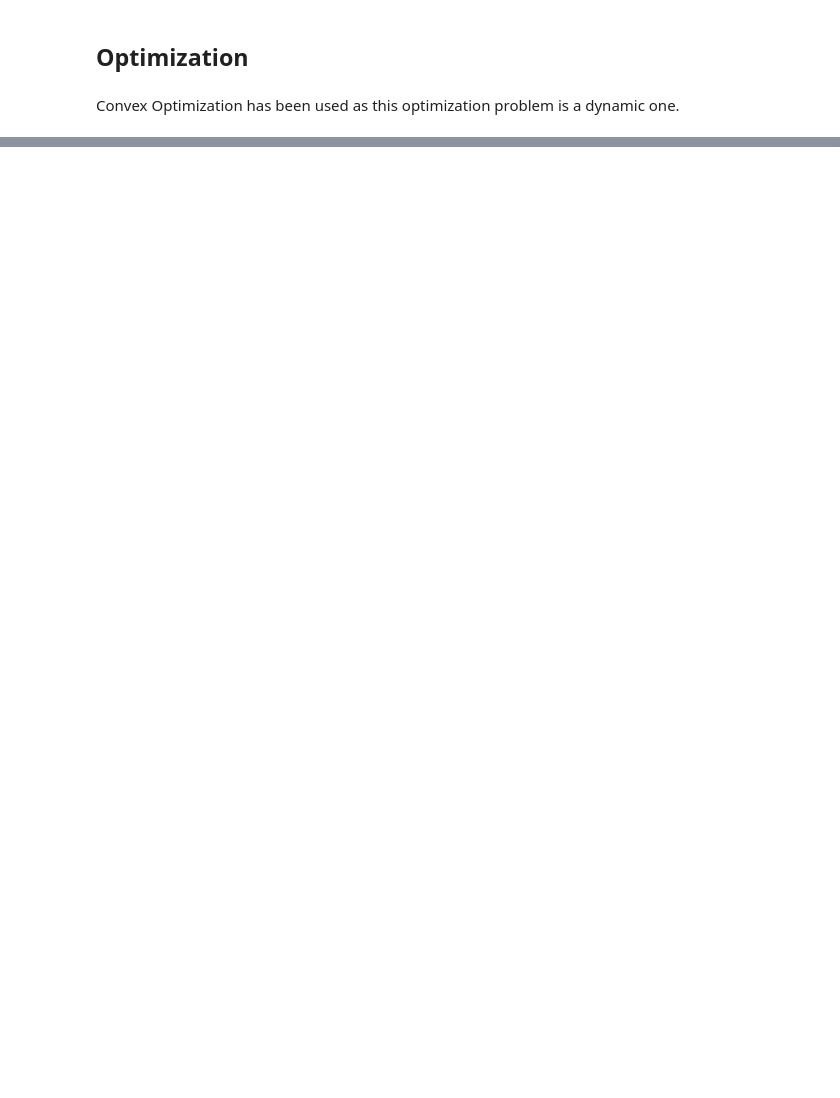
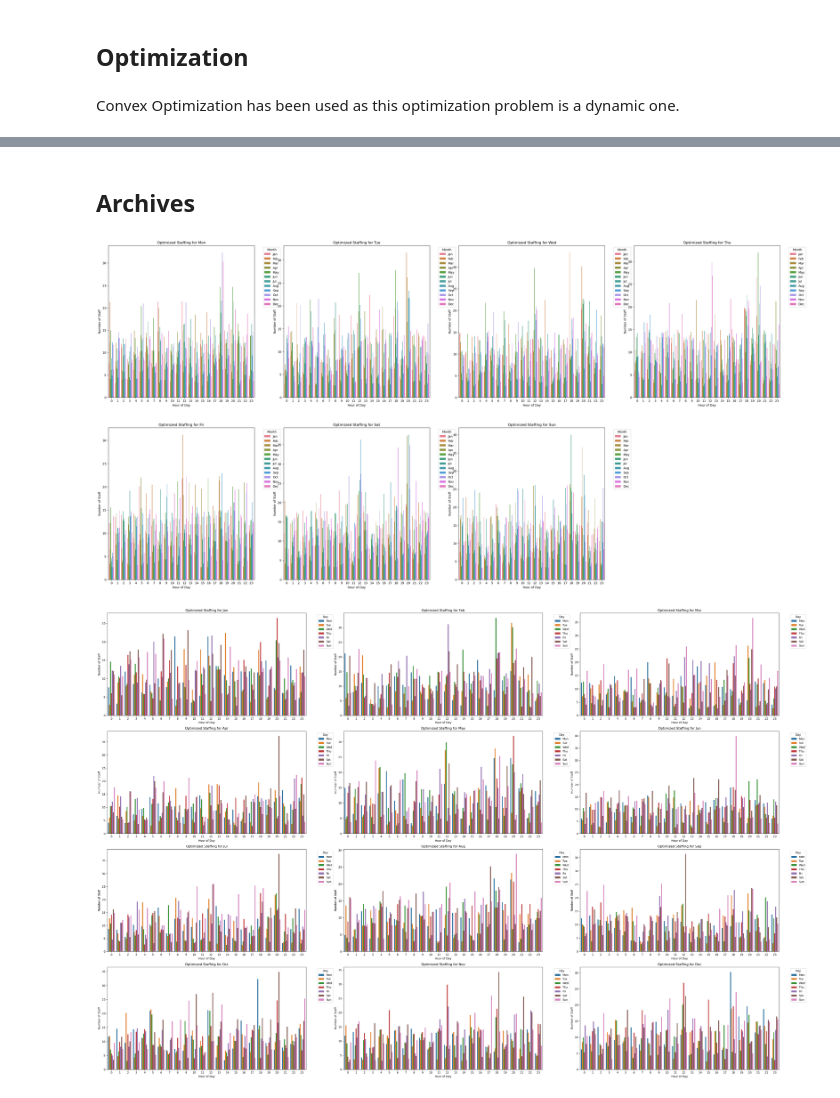
Before and after one commit to reallyjustalan/DSA3101_Group8_Project1, a Jupyter notebook: B3/DSA3101_B3_Modelling.ipynb, the cells around one changed output, grey strips where cells are left out. Saved outputs shown, nothing was run; the diff lists cells and outputs as text; code cells hidden in the pictures; blank space fills up the shorter version.

```diff
--- a/B3/DSA3101_B3_Modelling.ipynb
+++ b/B3/DSA3101_B3_Modelling.ipynb
@@ -147,0 +175,53 @@ else:
+# %% [markdown]
+## Archives
+# %%
+# Check if the problem was solved successfully
+if problem.status == cp.OPTIMAL:
+
+    # Extract optimized staffing
+    optimized_staffing = {(month, day, hour): staff[month, day, hour].value for month in months for day in days for hour in hours}
+
+    # Convert results into DataFrame for visualization
+    staff_schedule = pd.DataFrame([(month, day, hour, v) for (month, day, hour), v in optimized_staffing.items()],
+                                  columns=['Month', 'Day', 'Hour', 'Staff'])
+
+    ## PLOTS ##
+    # Create 7 subplots (one per day of the week)
+    fig, axes = plt.subplots(2, 4, figsize=(40, 20))  # 2 rows x 4 columns (1 extra empty)
+    axes = axes.flatten()
+
+    for i, day in enumerate(days):
+        ax = axes[i]
+        sns.barplot(data=staff_schedule[staff_schedule["Day"] == day], x="Hour", y="Staff", hue="Month", ax=ax)
+        ax.set_title(f"Optimized Staffing for {day}")
+        ax.set_xlabel("Hour of Day")
+        ax.set_ylabel("Number of Staff")
+        ax.legend(title="Month", bbox_to_anchor=(1.05, 1), loc='upper left')
+
+    # Hide the extra subplot
+    fig.delaxes(axes[-1])
+
+    ## OR ##
+
+    # Create 12 subplots (one per month)
+    fig, axes = plt.subplots(4, 3, figsize=(36, 24))
+    axes = axes.flatten()
+
+    for i, month in enumerate(months):
+        ax = axes[i]
+        sns.barplot(data=staff_schedule[staff_schedule['Month'] == month], x="Hour", y="Staff", hue="Day", ax=ax)
+        ax.set_title(f"Optimized Staffing for {month}")
+        ax.set_xlabel("Hour of Day")
+        ax.set_ylabel("Number of Staff")
+        ax.legend(title="Day", bbox_to_anchor=(1.05, 1), loc='upper left')
+
+
+
+    plt.tight_layout()
+    plt.show()
+
+else:
+    print("Optimization failed:", problem.status)
+# %% [output]
+[figure, added]
+[figure, added]
```
Also changed, not shown: parts of 8 cells of this notebook.
